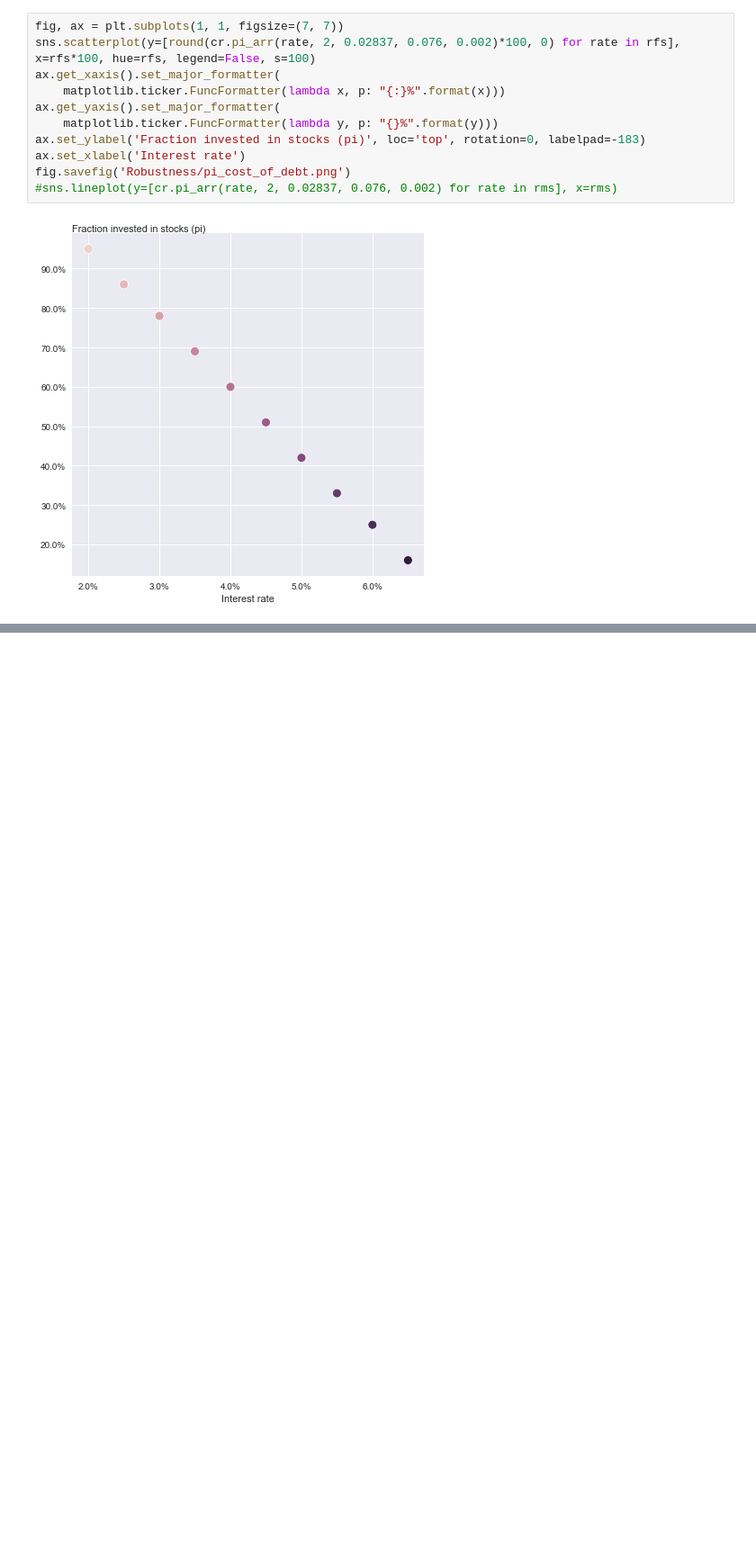
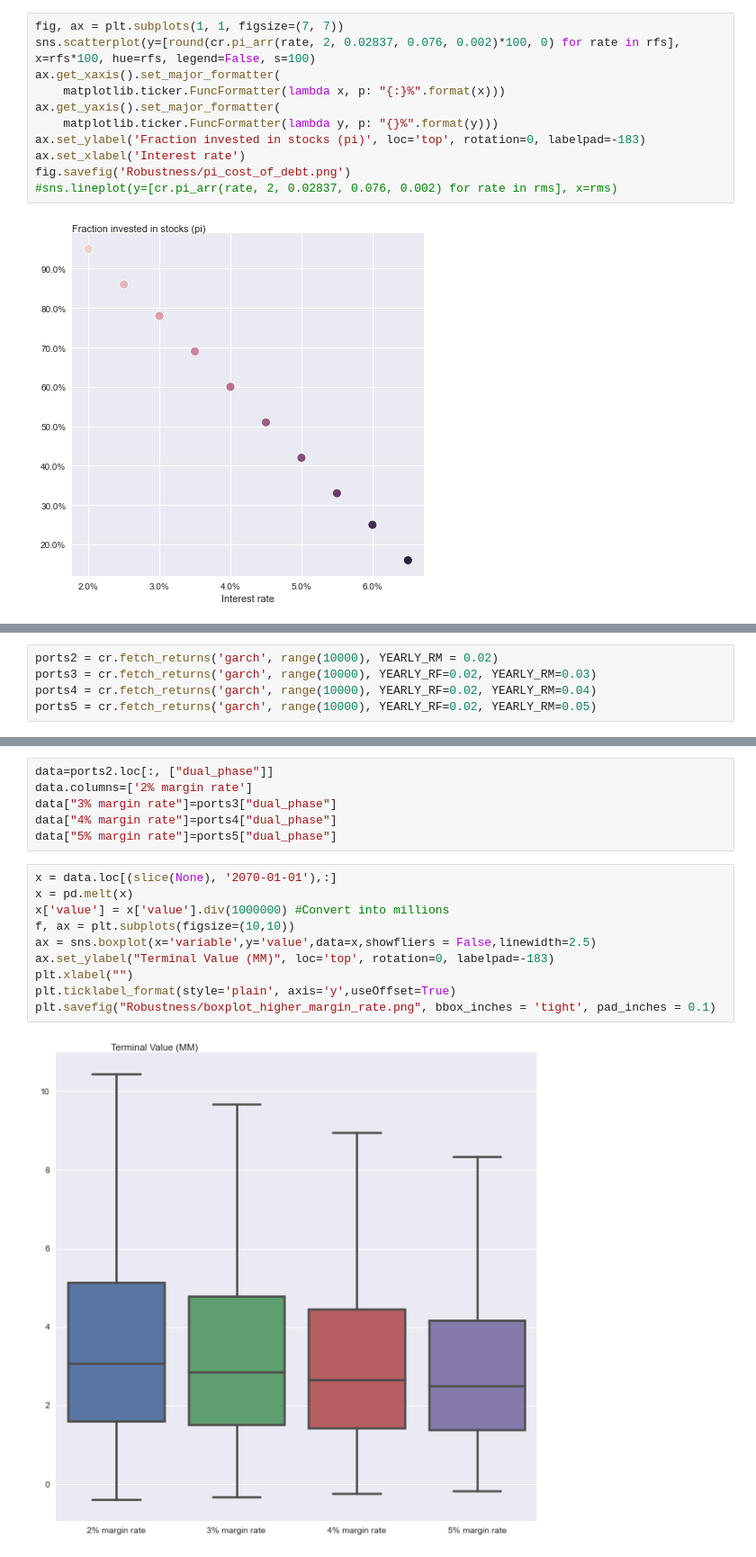
Before and after one commit to neriksen/applied_finance, a Jupyter notebook: robustness_debt.ipynb, the cells around one changed output, grey strips where cells are left out. Shown: that part at 90% size. Drawn from its saved outputs; the diff is of its cells as text; blank space fills up the shorter version.

Commit message:
Higher margin rate plot for robustness

```diff
--- a/robustness_debt.ipynb
+++ b/robustness_debt.ipynb
@@ -29,0 +31,5 @@ ports = cr.fetch_returns('garch', '')
+# %%
+ports2 = cr.fetch_returns('garch', range(10000), YEARLY_RM = 0.02)
+ports3 = cr.fetch_returns('garch', range(10000), YEARLY_RF=0.02, YEARLY_RM=0.03)
+ports4 = cr.fetch_returns('garch', range(10000), YEARLY_RF=0.02, YEARLY_RM=0.04)
+ports5 = cr.fetch_returns('garch', range(10000), YEARLY_RF=0.02, YEARLY_RM=0.05)
@@ -29,0 +54,18 @@ ports = cr.fetch_returns('garch', '')
+# %%
+data=ports2.loc[:, ["dual_phase"]]
+data.columns=['2% margin rate']
+data["3% margin rate"]=ports3["dual_phase"]
+data["4% margin rate"]=ports4["dual_phase"]
+data["5% margin rate"]=ports5["dual_phase"]
+# %%
+x = data.loc[(slice(None), '2070-01-01'),:]
+x = pd.melt(x)
+x['value'] = x['value'].div(1000000) #Convert into millions
+f, ax = plt.subplots(figsize=(10,10))
+ax = sns.boxplot(x='variable',y='value',data=x,showfliers = False,linewidth=2.5)
+ax.set_ylabel("Terminal Value (MM)", loc='top', rotation=0, labelpad=-183)
+plt.xlabel("")
+plt.ticklabel_format(style='plain', axis='y',useOffset=True)
+plt.savefig("Robustness/boxplot_higher_margin_rate.png", bbox_inches = 'tight', pad_inches = 0.1)
+# %% [output]
+[figure, added]
```
Also changed, not shown: parts of 4 cells of this notebook, 1 other file.
